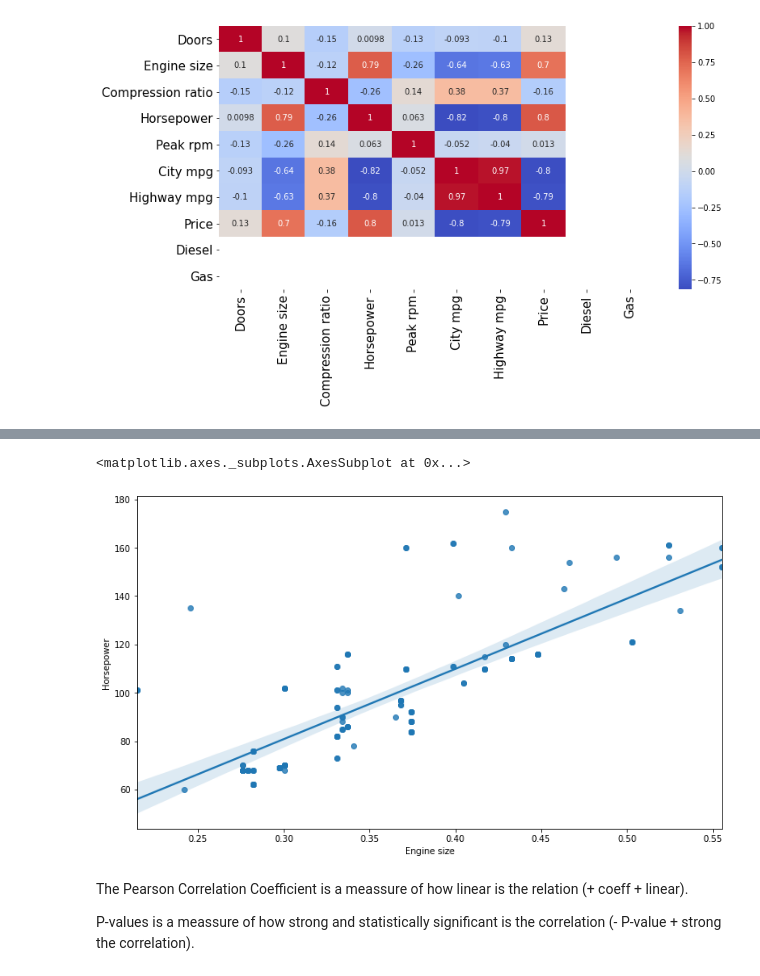
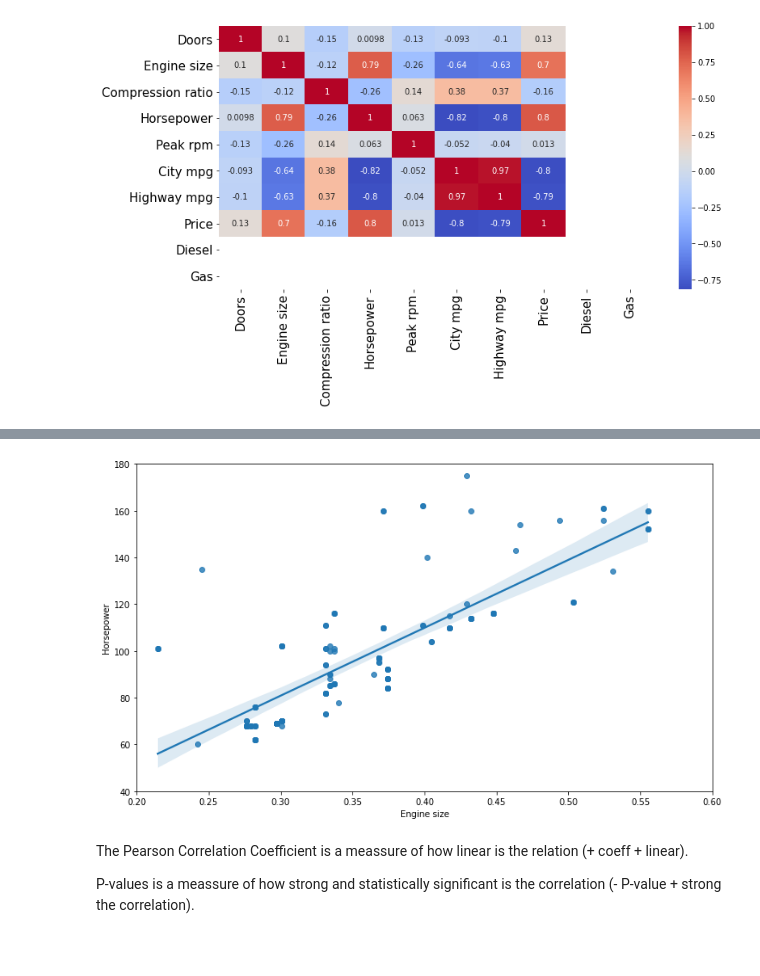
Before and after one commit to ABF1987/DataScience_CheatSheet, a Jupyter notebook: Exploratory_analysis.ipynb, the cells around one changed output, grey strips where cells are left out. Saved outputs shown, nothing was run; the diff lists cells and outputs as text; code cells hidden in the pictures; blank space fills up the shorter version.

```diff
--- a/Exploratory_analysis.ipynb
+++ b/Exploratory_analysis.ipynb
@@ -270,11 +270,11 @@ plt.axis('tight');
 # %%
 # Engine size as potential predictor variable of Horsepower
 fig = plt.figure(figsize=(12,7))
 sns.regplot(x="Engine size", y="Horsepower", data=df)
-# plt.ylim(0,)
+plt.xlim(0.2,0.6)
+plt.ylim(40,180);
 # %% [output]
-<matplotlib.axes._subplots.AxesSubplot at 0x...>
-[figure, old version]
+[figure, new version]
 # %% [markdown]
 The Pearson Correlation Coefficient is a meassure of how linear is the relation (+ coeff + linear).
 
```
Also changed, not shown: parts of 18 cells of this notebook, 4 other files.
